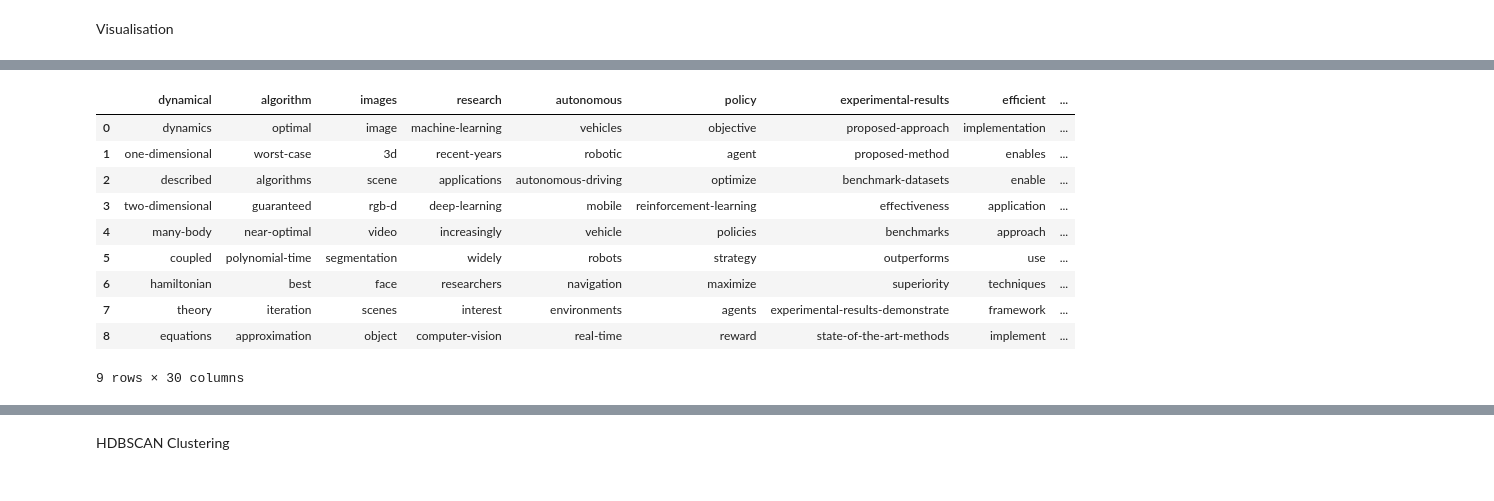
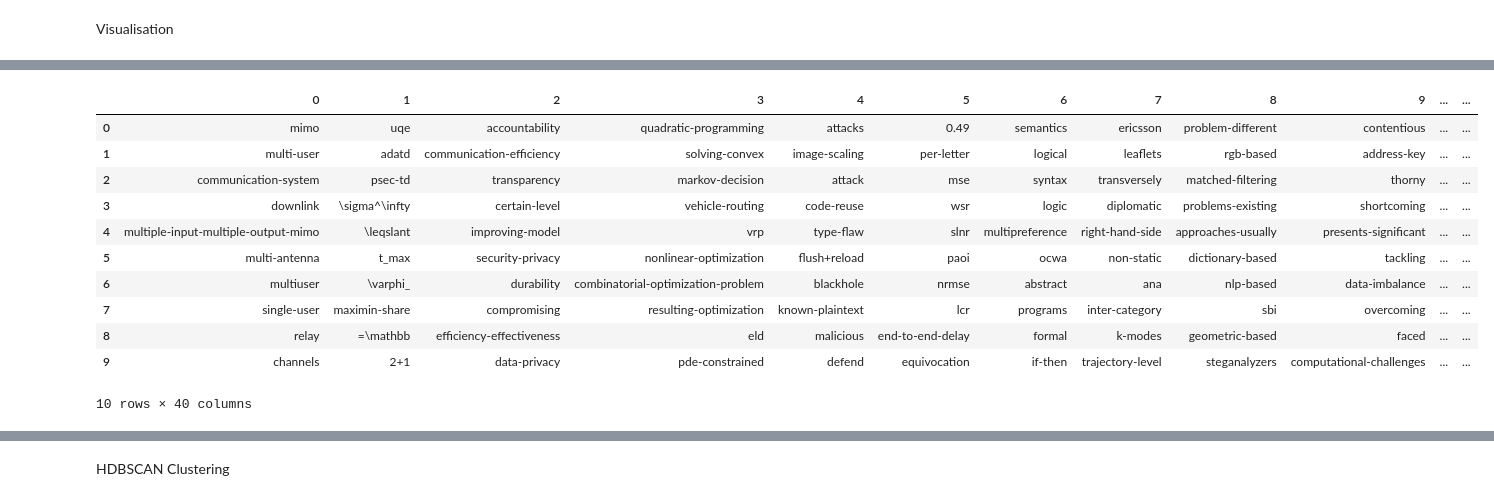
Before and after one commit to mijovicmia/4YP, a Jupyter notebook: Work/work w7.ipynb, the cells around one changed output, grey strips where cells are left out. Cells and saved outputs as stored; diff of their text form; code cells hidden in the pictures.

Commit message:
Trained on a larger dataset

```diff
--- a/Work/work w7.ipynb
+++ b/Work/work w7.ipynb
@@ -190,7 +211,0 @@ def clean(text):
-# %%
-df_cs['cleaned'] = df_cs.cleaned.apply(clean)
-df_random['cleaned'] = df_random.cleaned.apply(clean)
-df_cs['bigrams'] = df_cs.cleaned.apply(bigrams)
-df_random['bigrams'] = df_random.cleaned.apply(bigrams)
-df_cs['trigrams'] = df_cs.cleaned.apply(trigrams)
-df_random['trigrams'] = df_random.cleaned.apply(trigrams)
@@ -207,13 +216,13 @@ trigram_rand = createDict(df_random['trigrams'])
 def trim(d, num):
     return dict((k, v) for k, v in d.items() if v>=num)
 # %%
-trim_value = 4
-unigram_cs = trim(unigram_cs, trim_value)
-unigram_rand = trim(unigram_rand, trim_value)
-bigram_cs = trim(bigram_cs, trim_value)
-bigram_rand = trim(bigram_rand, trim_value)
-trigram_cs = trim(trigram_cs, trim_value)
-trigram_rand = trim(trigram_rand, trim_value)
+trim_value = 20
+unigram_cs = trim(uni_cs, trim_value)
+unigram_rand = trim(uni_rand, trim_value)
+bigram_cs = trim(bi_cs, trim_value)
+bigram_rand = trim(bi_rand, trim_value)
+trigram_cs = trim(tri_cs, trim_value)
+trigram_rand = trim(tri_rand, trim_value)
 # %%
 print(len(trigram_rand))
 # %% [output]
@@ -339,8 +328,8 @@ with open('chi_data.json', 'w') as f:
 # %%
 # Make unified df
 df_combined = df_cs[['abstract', 'list_categories', 'main_categories', 'year']].copy()
-df_tmp = df_random[['abstract', 'list_categories', 'main_categories', 'year']].copy()
-df_combined = df_combined.append(df_tmp)
+#df_tmp = df_random[['abstract', 'list_categories', 'main_categories', 'year']].copy()
+#df_combined = df_combined.append(df_tmp)
 
 df_combined
 # %% [output]
@@ -549,7 +542,7 @@ from sklearn.pipeline import Pipeline
 from scipy.spatial.distance import cdist
 from sklearn import metrics
 # %%
-k = 30
+k = 40
 kmeans = KMeans(n_clusters=k, random_state=42)
 
 np_vectors= list(termDict.values())
@@ -613,11 +609,12 @@ def findNearestNeighbourVec(term_vec, vectors):
 # %%
 centers = kmeans.cluster_centers_
 n = findNearestNeighbourVec(centers[0], vectors)
-neighbourTerms2 = pd.DataFrame({n[0]:n[1:]})
+labels = list(range(len(centers)))
+neighbourTerms2 = pd.DataFrame({0:n})
 for i in range(len(centers)):
     n = findNearestNeighbourVec(centers[i], vectors)
     print(i,n)
-    neighbourTerms2[n[0]] = n[1:]
+    neighbourTerms2[i] = n
 
 neighbourTerms2
 # %% [output]
@@ -641,14 +638,15 @@ neighbourTerms2
-|  | dynamical | algorithm | images | research | autonomous | policy | experimental-results | efficient | ... |
-| 0 | dynamics | optimal | image | machine-learning | vehicles | objective | proposed-approach | implementation | ... |
-| 1 | one-dimensional | worst-case | 3d | recent-years | robotic | agent | proposed-method | enables | ... |
-| 2 | described | algorithms | scene | applications | autonomous-driving | optimize | benchmark-datasets | enable | ... |
-| 3 | two-dimensional | guaranteed | rgb-d | deep-learning | mobile | reinforcement-learning | effectiveness | application | ... |
-| 4 | many-body | near-optimal | video | increasingly | vehicle | policies | benchmarks | approach | ... |
-| 5 | coupled | polynomial-time | segmentation | widely | robots | strategy | outperforms | use | ... |
-| 6 | hamiltonian | best | face | researchers | navigation | maximize | superiority | techniques | ... |
-| 7 | theory | iteration | scenes | interest | environments | agents | experimental-results-demonstrate | framework | ... |
-| 8 | equations | approximation | object | computer-vision | real-time | reward | state-of-the-art-methods | implement | ... |
+|  | 0 | 1 | 2 | 3 | 4 | 5 | 6 | 7 | 8 | 9 | ... | ... |
+| 0 | mimo | uqe | accountability | quadratic-programming | attacks | 0.49 | semantics | ericsson | problem-different | contentious | ... | ... |
+| 1 | multi-user | adatd | communication-efficiency | solving-convex | image-scaling | per-letter | logical | leaflets | rgb-based | address-key | ... | ... |
+| 2 | communication-system | psec-td | transparency | markov-decision | attack | mse | syntax | transversely | matched-filtering | thorny | ... | ... |
+| 3 | downlink | \sigma^\infty | certain-level | vehicle-routing | code-reuse | wsr | logic | diplomatic | problems-existing | shortcoming | ... | ... |
+| 4 | multiple-input-multiple-output-mimo | \leqslant | improving-model | vrp | type-flaw | slnr | multipreference | right-hand-side | approaches-usually | presents-significant | ... | ... |
+| 5 | multi-antenna | t_max | security-privacy | nonlinear-optimization | flush+reload | paoi | ocwa | non-static | dictionary-based | tackling | ... | ... |
+| 6 | multiuser | \varphi_ | durability | combinatorial-optimization-problem | blackhole | nrmse | abstract | ana | nlp-based | data-imbalance | ... | ... |
+| 7 | single-user | maximin-share | compromising | resulting-optimization | known-plaintext | lcr | programs | inter-category | sbi | overcoming | ... | ... |
+| 8 | relay | =\mathbb | efficiency-effectiveness | eld | malicious | end-to-end-delay | formal | k-modes | geometric-based | faced | ... | ... |
+| 9 | channels | 2+1 | data-privacy | pde-constrained | defend | equivocation | if-then | trajectory-level | steganalyzers | computational-challenges | ... | ... |
-9 rows × 30 columns
+10 rows × 40 columns
 # %%
 zip_iterator = zip(termDict.keys(), y_pred)
 
```
Also changed, not shown: parts of 43 cells of this notebook, 3 other files.
